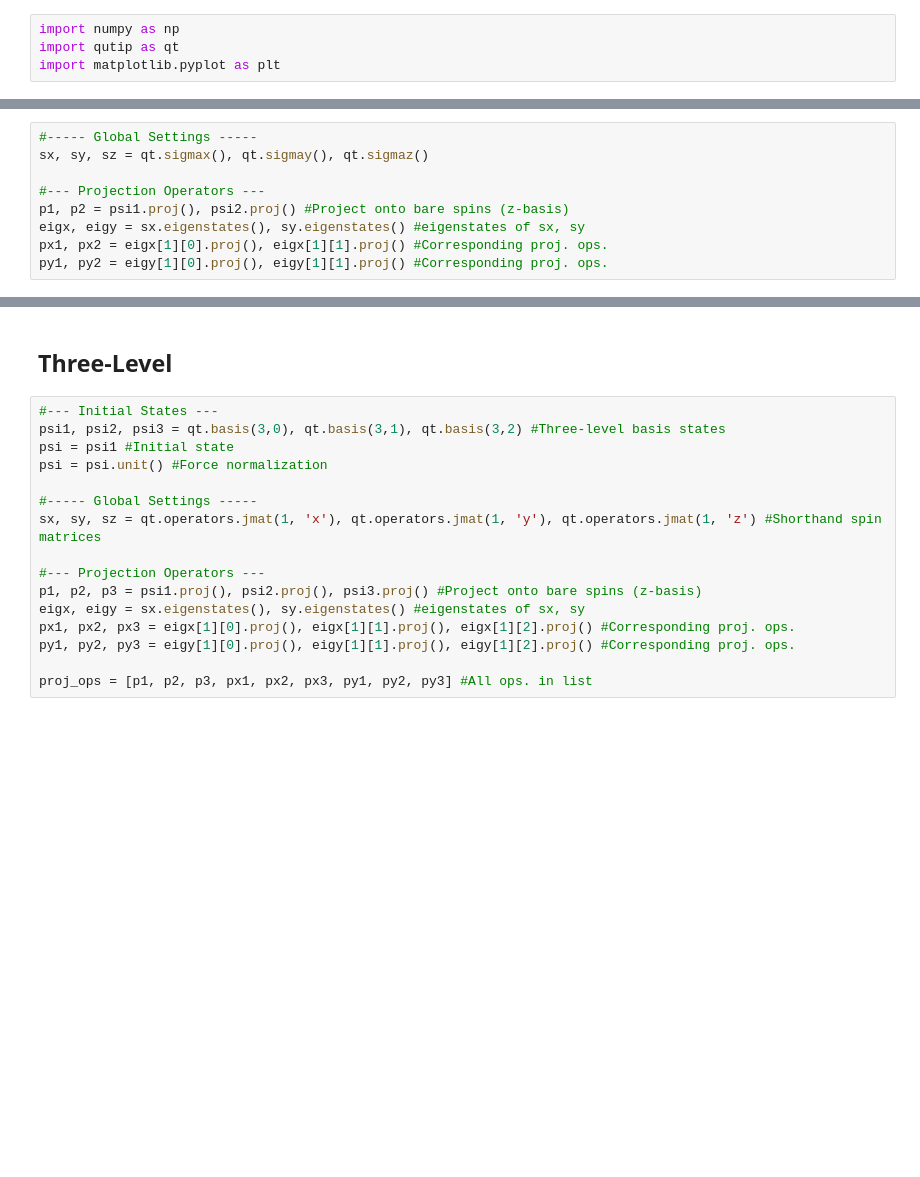
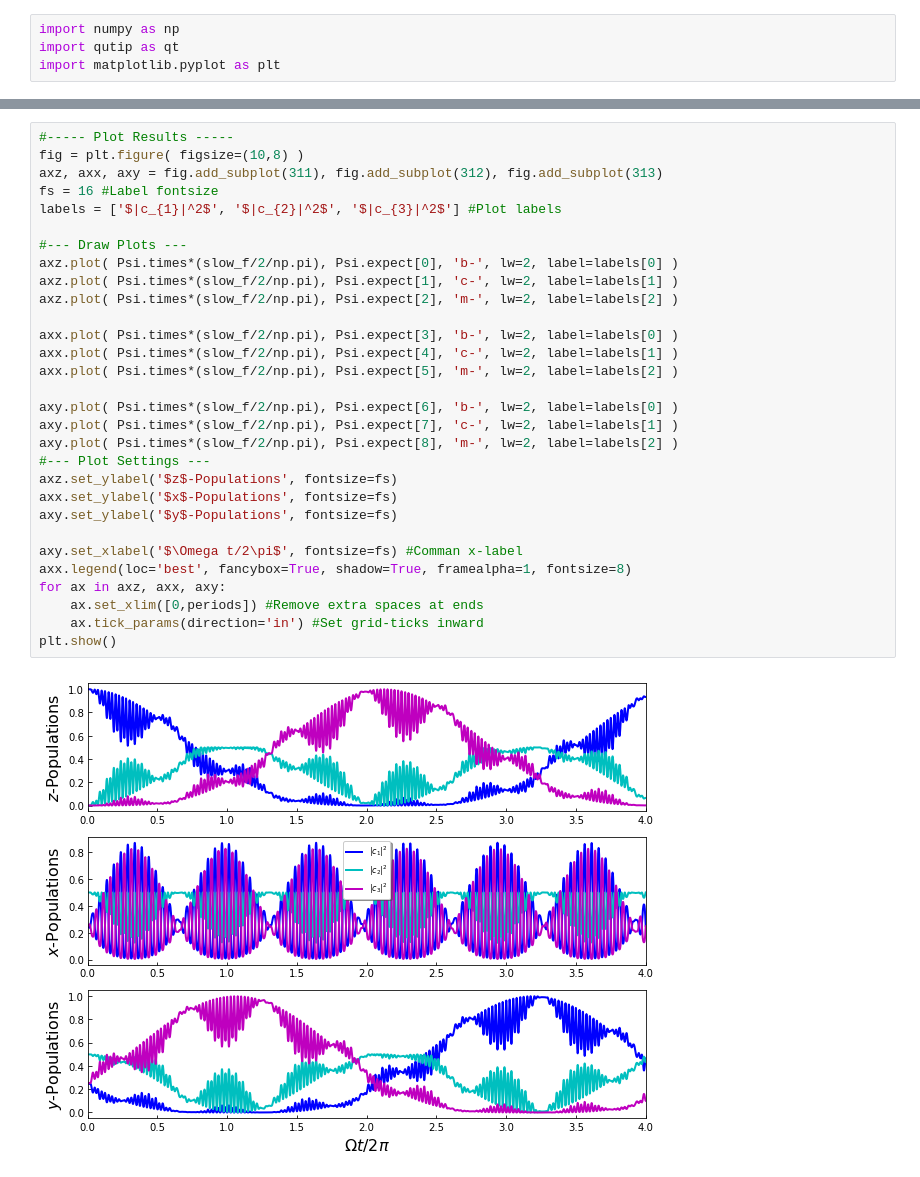
Before and after one commit to lwcooke/spin, a Jupyter notebook: Research/Non-Abelian_Spin-1.ipynb, the cells around one changed output, grey strips where cells are left out. Cells and saved outputs as stored; diff of their text form; blank space fills up the shorter version.

```diff
--- a/Research/Non-Abelian_Spin-1.ipynb
+++ b/Research/Non-Abelian_Spin-1.ipynb
@@ -39,11 +49,2 @@ psi = psi.unit() #Force normalization
-# %%
-#----- Global Settings -----
-sx, sy, sz = qt.sigmax(), qt.sigmay(), qt.sigmaz()
-
-#--- Projection Operators ---
-p1, p2 = psi1.proj(), psi2.proj() #Project onto bare spins (z-basis)
-eigx, eigy = sx.eigenstates(), sy.eigenstates() #eigenstates of sx, sy
-px1, px2 = eigx[1][0].proj(), eigx[1][1].proj() #Corresponding proj. ops.
-py1, py2 = eigy[1][0].proj(), eigy[1][1].proj() #Corresponding proj. ops.
 # %%
 #----- Time-Dependent Operators -----
@@ -63,18 +72,32 @@ H = [H0, [H1, coeff1_t]] #Full Hamiltonian for func.-based approach
-# %% [markdown]
-## Three-Level
-# %%
-#--- Initial States ---
-psi1, psi2, psi3 = qt.basis(3,0), qt.basis(3,1), qt.basis(3,2) #Three-level basis states
-psi = psi1 #Initial state
-psi = psi.unit() #Force normalization
-
-#----- Global Settings -----
-sx, sy, sz = qt.operators.jmat(1, 'x'), qt.operators.jmat(1, 'y'), qt.operators.jmat(1, 'z') #Shorthand spin matrices
-
-#--- Projection Operators ---
-p1, p2, p3 = psi1.proj(), psi2.proj(), psi3.proj() #Project onto bare spins (z-basis)
-eigx, eigy = sx.eigenstates(), sy.eigenstates() #eigenstates of sx, sy
-px1, px2, px3 = eigx[1][0].proj(), eigx[1][1].proj(), eigx[1][2].proj() #Corresponding proj. ops.
-py1, py2, py3 = eigy[1][0].proj(), eigy[1][1].proj(), eigy[1][2].proj() #Corresponding proj. ops.
-
-proj_ops = [p1, p2, p3, px1, px2, px3, py1, py2, py3] #All ops. in list
+# %%
+#----- Plot Results -----
+fig = plt.figure( figsize=(10,8) )
+axz, axx, axy = fig.add_subplot(311), fig.add_subplot(312), fig.add_subplot(313)
+fs = 16 #Label fontsize
+labels = ['$|c_{1}|^2$', '$|c_{2}|^2$', '$|c_{3}|^2$'] #Plot labels
+
+#--- Draw Plots ---
+axz.plot( Psi.times*(slow_f/2/np.pi), Psi.expect[0], 'b-', lw=2, label=labels[0] )
+axz.plot( Psi.times*(slow_f/2/np.pi), Psi.expect[1], 'c-', lw=2, label=labels[1] )
+axz.plot( Psi.times*(slow_f/2/np.pi), Psi.expect[2], 'm-', lw=2, label=labels[2] )
+
+axx.plot( Psi.times*(slow_f/2/np.pi), Psi.expect[3], 'b-', lw=2, label=labels[0] )
+axx.plot( Psi.times*(slow_f/2/np.pi), Psi.expect[4], 'c-', lw=2, label=labels[1] )
+axx.plot( Psi.times*(slow_f/2/np.pi), Psi.expect[5], 'm-', lw=2, label=labels[2] )
+
+axy.plot( Psi.times*(slow_f/2/np.pi), Psi.expect[6], 'b-', lw=2, label=labels[0] )
+axy.plot( Psi.times*(slow_f/2/np.pi), Psi.expect[7], 'c-', lw=2, label=labels[1] )
+axy.plot( Psi.times*(slow_f/2/np.pi), Psi.expect[8], 'm-', lw=2, label=labels[2] )
+#--- Plot Settings ---
+axz.set_ylabel('$z$-Populations', fontsize=fs)
+axx.set_ylabel('$x$-Populations', fontsize=fs)
+axy.set_ylabel('$y$-Populations', fontsize=fs)
+
+axy.set_xlabel('$\Omega t/2\pi$', fontsize=fs) #Comman x-label
+axx.legend(loc='best', fancybox=True, shadow=True, framealpha=1, fontsize=8)
+for ax in axz, axx, axy:
+    ax.set_xlim([0,periods]) #Remove extra spaces at ends
+    ax.tick_params(direction='in') #Set grid-ticks inward
+plt.show()
+# %% [output]
+[figure, added]
```
Also changed, not shown: parts of 5 cells of this notebook, 2 other files.
